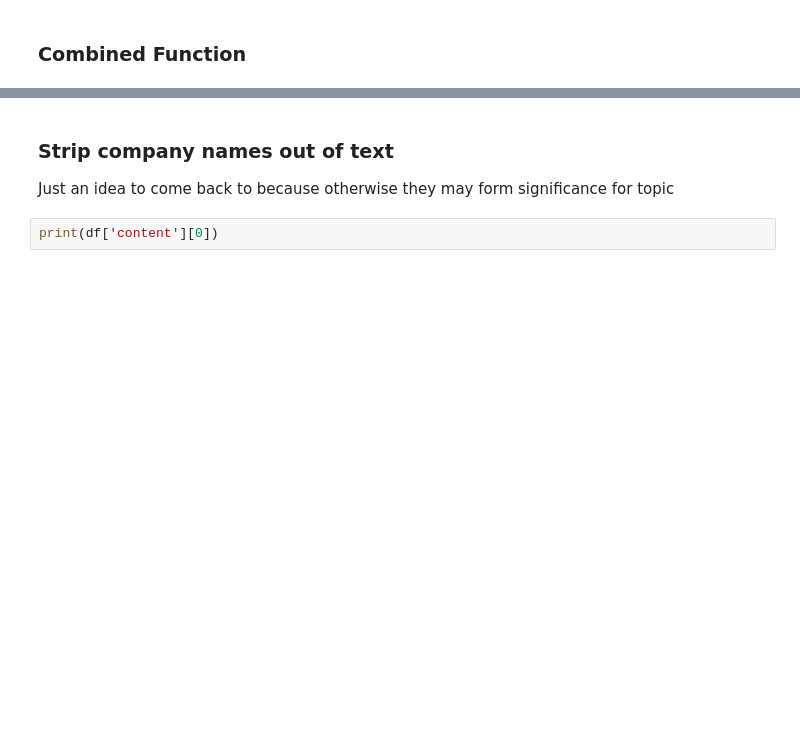
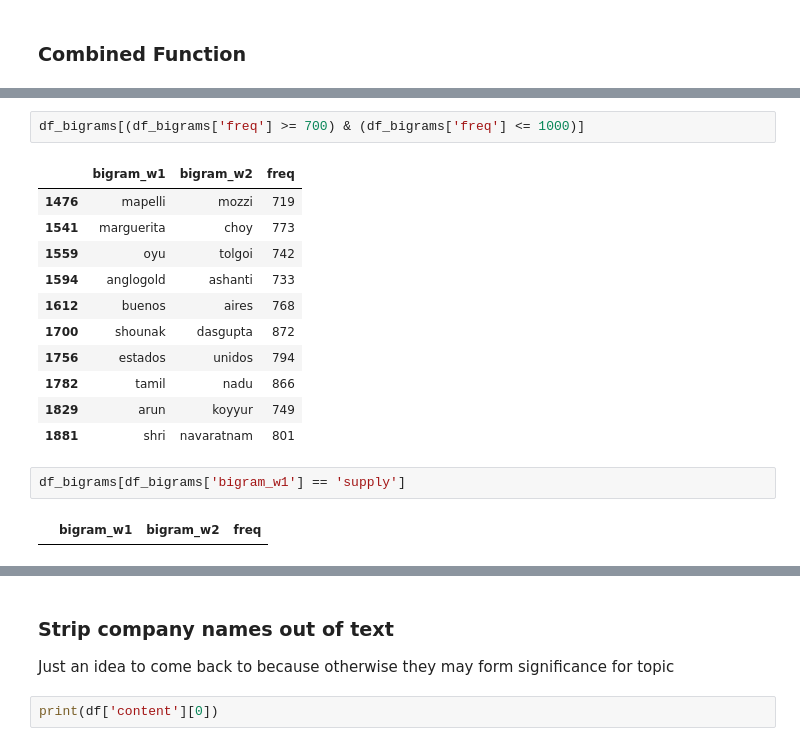
Before and after one commit to TraceyEtheridge/Thesis, a Jupyter notebook: Data_Preprocessing.ipynb, the cells around one changed output, grey strips where cells are left out. Saved outputs shown, nothing was run; the diff lists cells and outputs as text; blank space fills up the shorter version.

```diff
--- a/Data_Preprocessing.ipynb
+++ b/Data_Preprocessing.ipynb
@@ -267,0 +529,18 @@ df_processed.to_pickle('./Data/df_processed.pickle')
+# %%
+df_bigrams[(df_bigrams['freq'] >= 700) & (df_bigrams['freq'] <= 1000)]
+# %% [output]
+|  | bigram_w1 | bigram_w2 | freq |
+| 1476 | mapelli | mozzi | 719 |
+| 1541 | marguerita | choy | 773 |
+| 1559 | oyu | tolgoi | 742 |
+| 1594 | anglogold | ashanti | 733 |
+| 1612 | buenos | aires | 768 |
+| 1700 | shounak | dasgupta | 872 |
+| 1756 | estados | unidos | 794 |
+| 1782 | tamil | nadu | 866 |
+| 1829 | arun | koyyur | 749 |
+| 1881 | shri | navaratnam | 801 |
+# %%
+df_bigrams[df_bigrams['bigram_w1'] == 'supply']
+# %% [output]
+|  | bigram_w1 | bigram_w2 | freq |
```
Also changed, not shown: parts of 41 cells of this notebook.
